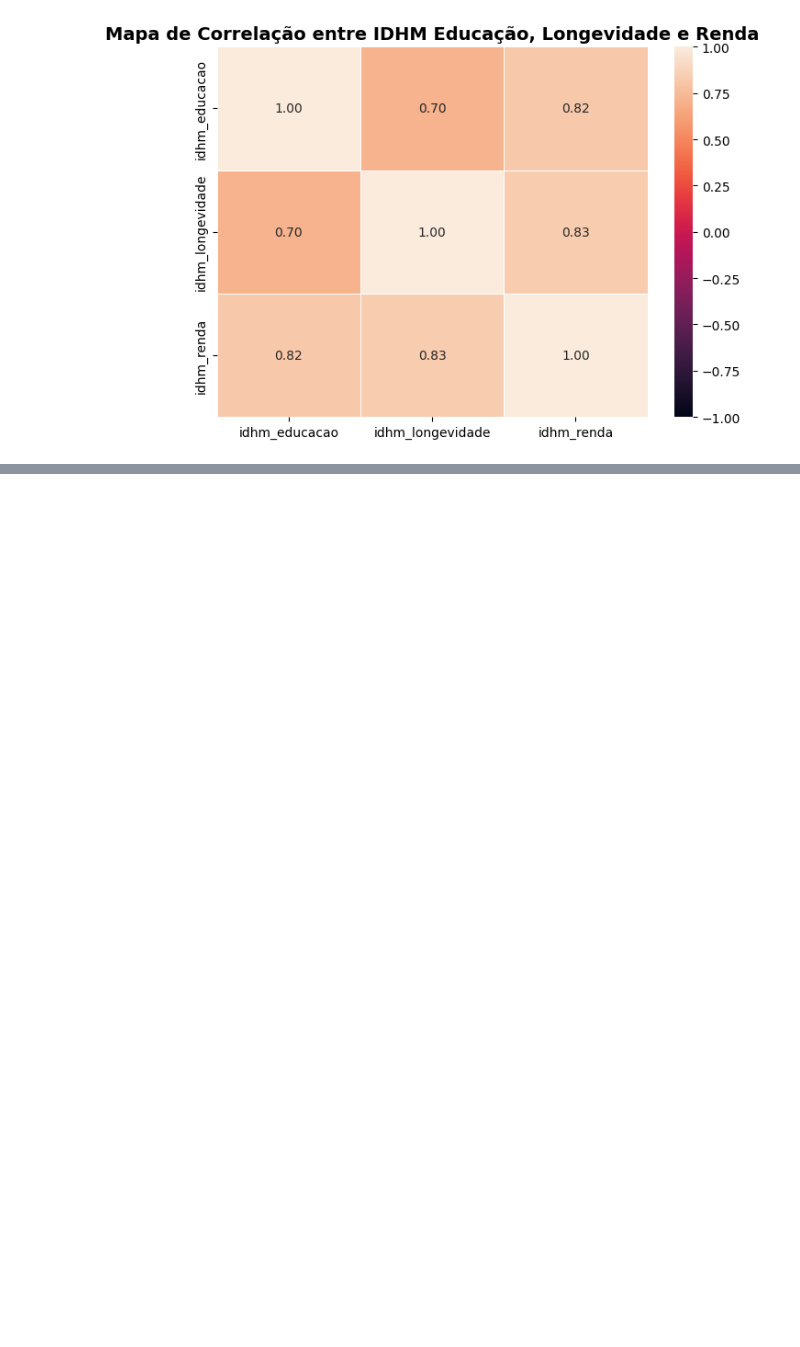
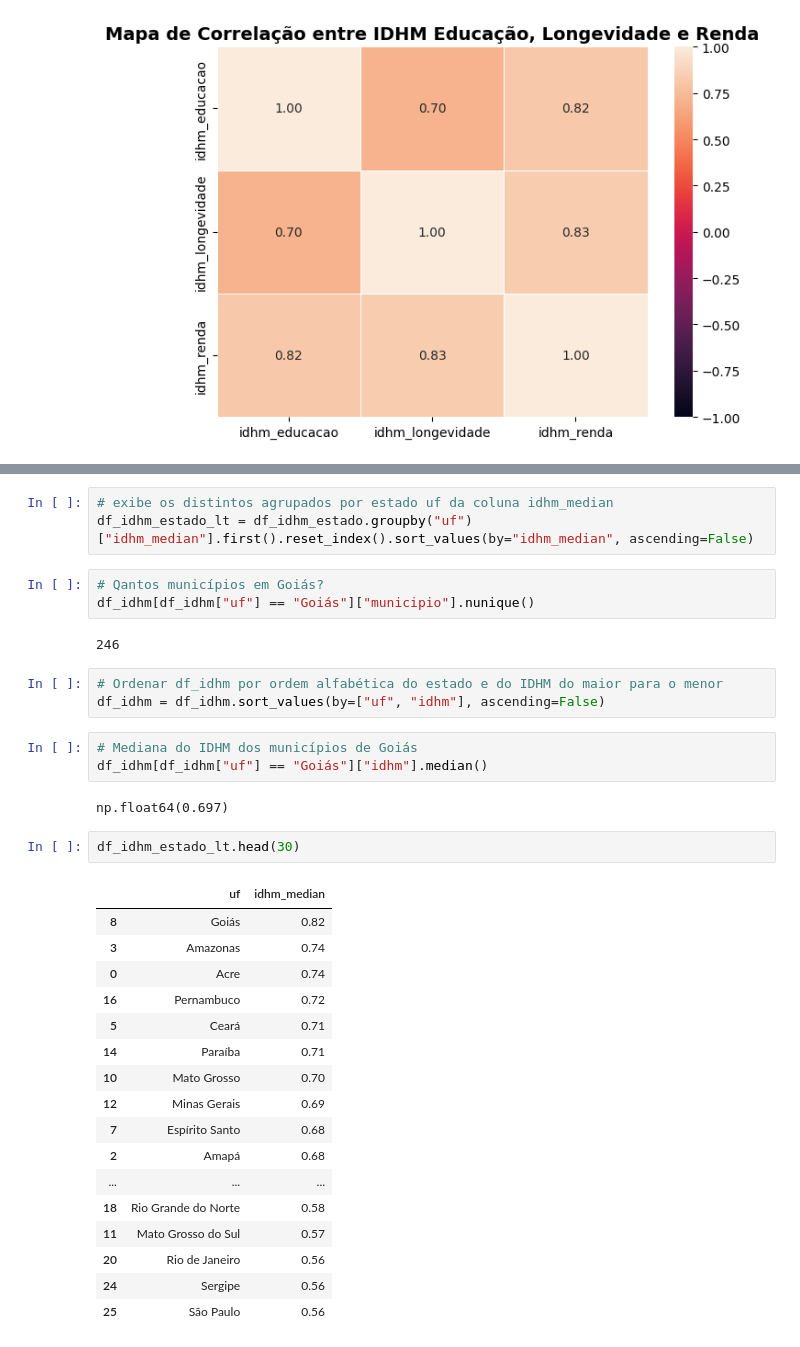
Before and after one commit to Fe-Biaggio/stelar-projects, a Jupyter notebook: Aula 01 a 03/IDHM.ipynb, the cells around one changed output, grey strips where cells are left out. Saved outputs shown, nothing was run; the diff lists cells and outputs as text; blank space fills up the shorter version.

```diff
--- a/Aula 01 a 03/IDHM.ipynb
+++ b/Aula 01 a 03/IDHM.ipynb
@@ -312,0 +324,36 @@ plt.show()
+# %%
+# exibe os distintos agrupados por estado uf da coluna idhm_median
+df_idhm_estado_lt = df_idhm_estado.groupby("uf")["idhm_median"].first().reset_index().sort_values(by="idhm_median", ascending=False)
+# %%
+# Qantos municípios em Goiás?
+df_idhm[df_idhm["uf"] == "Goiás"]["municipio"].nunique()
+# %% [output]
+246
+# %%
+# Ordenar df_idhm por ordem alfabética do estado e do IDHM do maior para o menor
+df_idhm = df_idhm.sort_values(by=["uf", "idhm"], ascending=False)
+# %%
+# Mediana do IDHM dos municípios de Goiás
+df_idhm[df_idhm["uf"] == "Goiás"]["idhm"].median()
+# %% [output]
+np.float64(0.697)
+# %%
+df_idhm_estado_lt.head(30)
+# %% [output]
+|  | uf | idhm_median |
+| 8 | Goiás | 0.82 |
+| 3 | Amazonas | 0.74 |
+| 0 | Acre | 0.74 |
+| 16 | Pernambuco | 0.72 |
+| 5 | Ceará | 0.71 |
+| 14 | Paraíba | 0.71 |
+| 10 | Mato Grosso | 0.70 |
+| 12 | Minas Gerais | 0.69 |
+| 7 | Espírito Santo | 0.68 |
+| 2 | Amapá | 0.68 |
+| ... | ... | ... |
+| 18 | Rio Grande do Norte | 0.58 |
+| 11 | Mato Grosso do Sul | 0.57 |
+| 20 | Rio de Janeiro | 0.56 |
+| 24 | Sergipe | 0.56 |
+| 25 | São Paulo | 0.56 |
```
Also changed, not shown: parts of 4 cells of this notebook.
